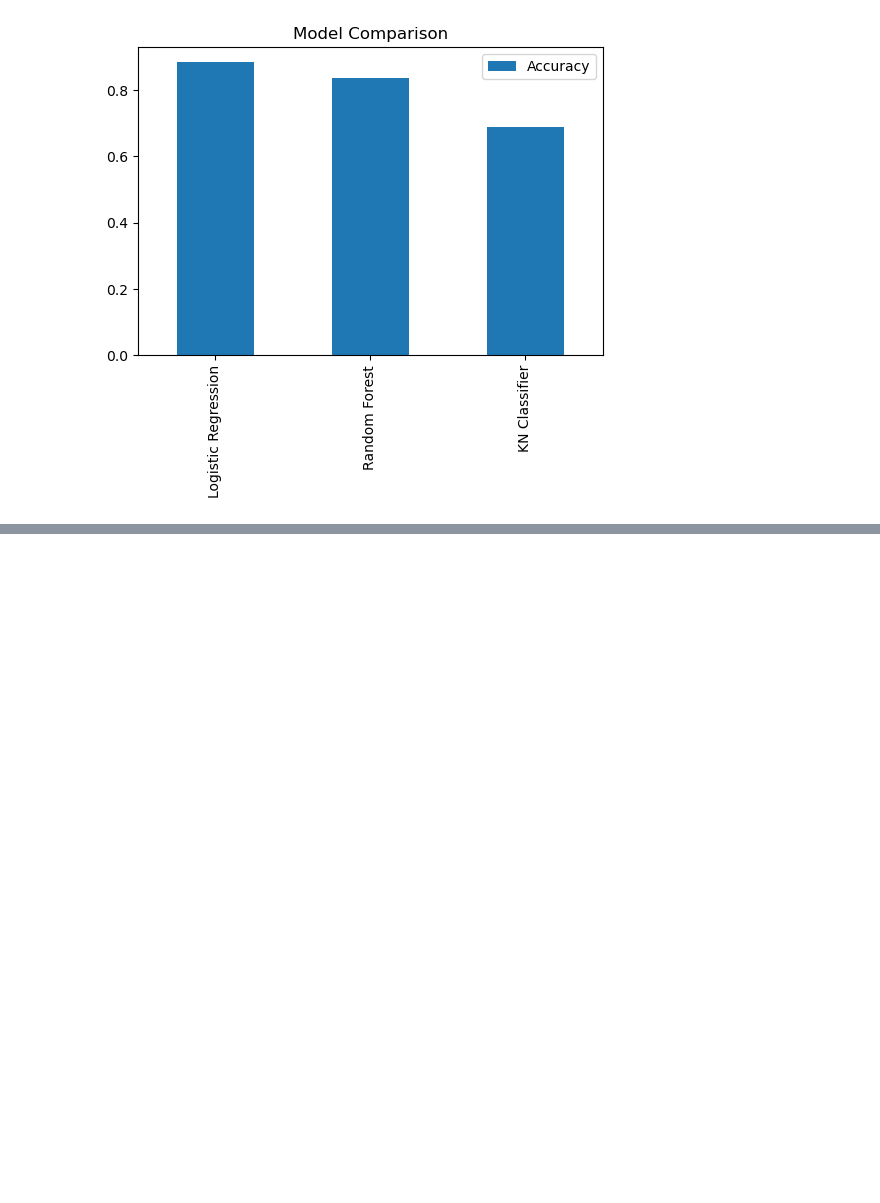
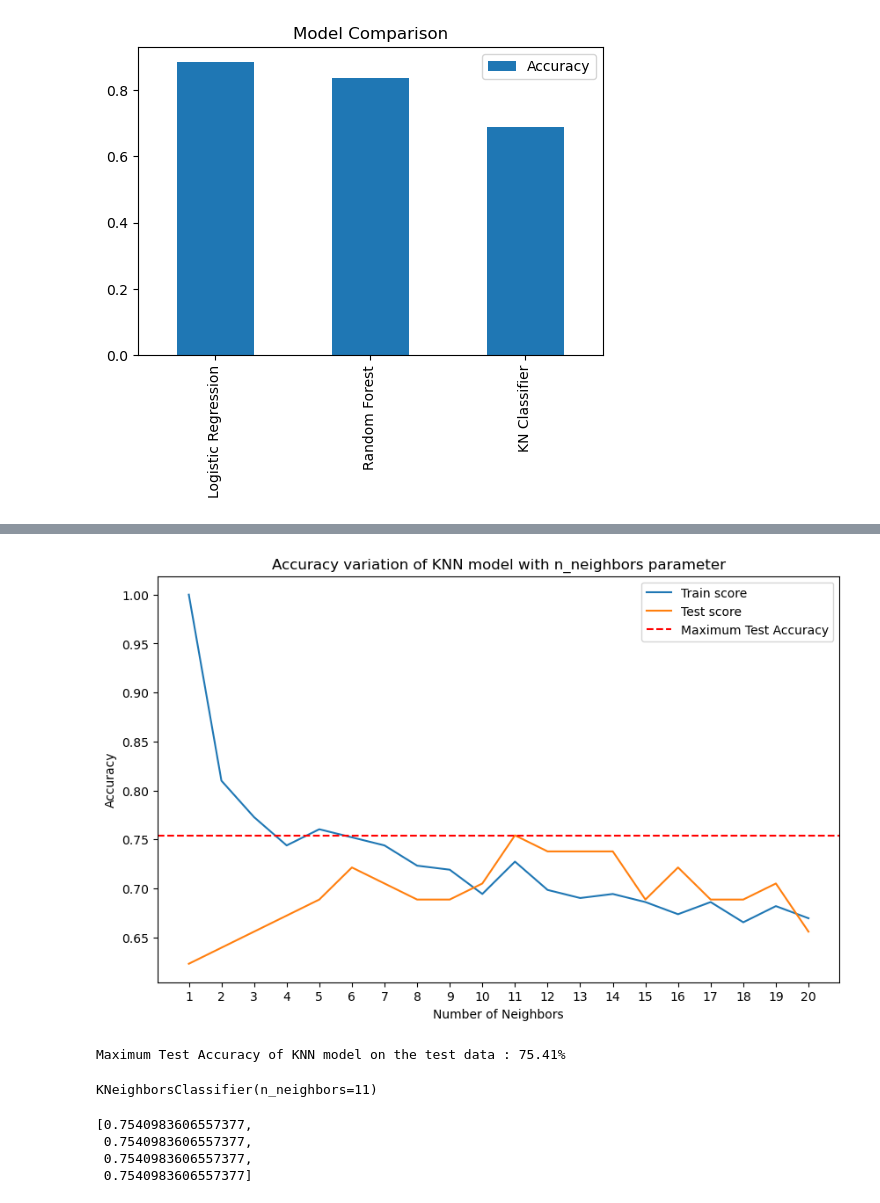
Before and after one commit to UGSNBandara/Machine-Learning-introduction, a Jupyter notebook: SuperV_projects/Heart_disease_predictor.ipynb, the cells around one changed output, grey strips where cells are left out. Saved outputs shown, nothing was run; the diff lists cells and outputs as text; code cells hidden in the pictures; blank space fills up the shorter version.

```diff
--- a/SuperV_projects/Heart_disease_predictor.ipynb
+++ b/SuperV_projects/Heart_disease_predictor.ipynb
@@ -322,0 +329,18 @@ plt.show()
+# %%
+# KNN Tuning by hand
+np.random.seed(42)
+
+train_score = []
+test_score = []
+
+neighbors = range(1,21)
+
+knn = KNeighborsClassifier()
+
+for i in neighbors:
+
+    knn.set_params(n_neighbors = i)
+    knn.fit(x_train, y_train)
+
+    train_score.append(knn.score(x_train, y_train))
+    test_score.append(knn.score(x_test, y_test))
@@ -322,0 +370,23 @@ plt.show()
+# %%
+plt.figure(figsize=(10,6));
+
+plt.plot(neighbors, train_score, label="Train score")
+plt.plot(neighbors, test_score, label="Test score")
+
+plt.axhline(y= max(test_score), color = 'r', linestyle='--', label="Maximum Test Accuracy")
+plt.title("Accuracy variation of KNN model with n_neighbors parameter")
+plt.xlabel("Number of Neighbors")
+plt.ylabel("Accuracy")
+plt.xticks(np.arange(1,21,1))
+plt.legend()
+plt.show()
+
+print(f"Maximum Test Accuracy of KNN model on the test data : {max(test_score)*100:.2f}%")
+# %% [output]
+[figure, added]
+Maximum Test Accuracy of KNN model on the test data : 75.41%
+# %%
+# since the maximum accuracy given when n_neighbors value equal to the 11, make it 11
+knn.set_params(n_neighbors = 11)
+# %% [output]
+KNeighborsClassifier(n_neighbors=11)
@@ -322,0 +407,7 @@ plt.show()
+# %%
+test_score
+# %% [output]
+[0.7540983606557377,
+ 0.7540983606557377,
+ 0.7540983606557377,
+ 0.7540983606557377]
```
Also changed, not shown: parts of 16 cells of this notebook.
